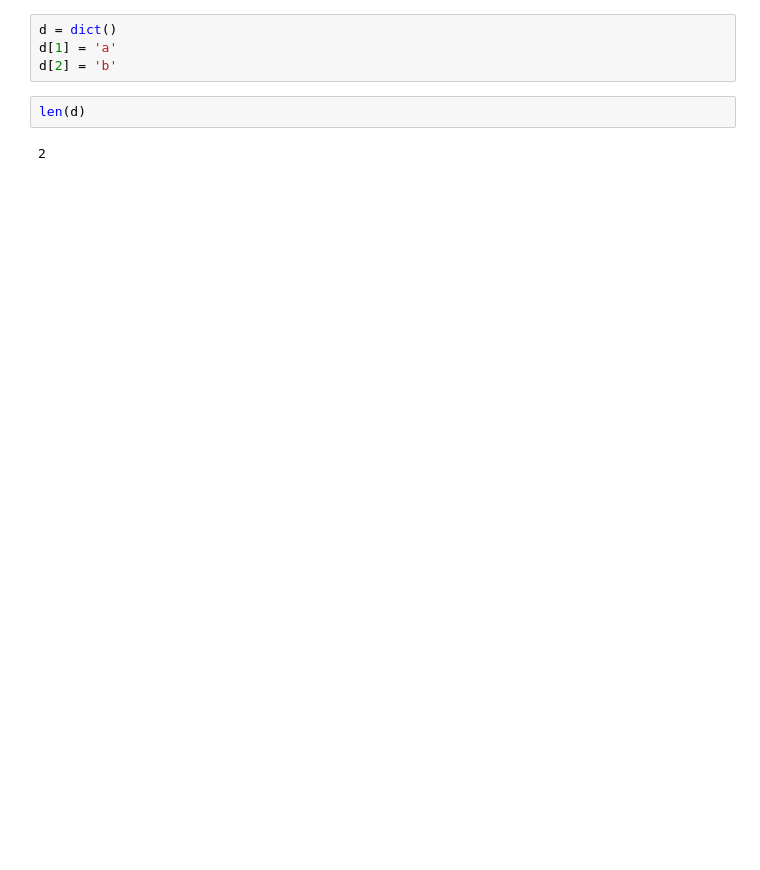
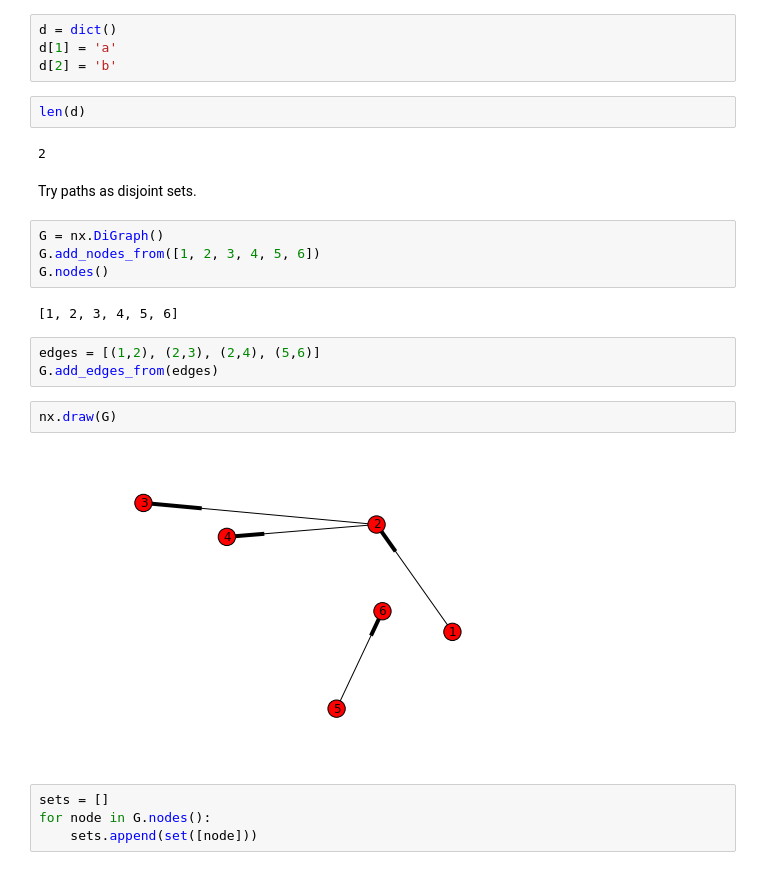
Before and after one commit to ericmjl/Influenza-Reassortment-Simulation-and-Identification, a Jupyter notebook: Sandbox.ipynb, the cells around one changed output. Saved outputs shown, nothing was run; the diff lists cells and outputs as text; blank space fills up the shorter version.

```diff
--- a/Sandbox.ipynb
+++ b/Sandbox.ipynb
@@ -149,3 +155,22 @@ d[2] = 'b'
 len(d)
 # %% [output]
 2
+# %% [markdown]
+Try paths as disjoint sets.
+# %%
+G = nx.DiGraph()
+G.add_nodes_from([1, 2, 3, 4, 5, 6])
+G.nodes()
+# %% [output]
+[1, 2, 3, 4, 5, 6]
+# %%
+edges = [(1,2), (2,3), (2,4), (5,6)]
+G.add_edges_from(edges)
+# %%
+nx.draw(G)
+# %% [output]
+[figure, added]
+# %%
+sets = []
+for node in G.nodes():
+    sets.append(set([node]))
```
Also changed, not shown: parts of 19 cells of this notebook, 7 other files.
